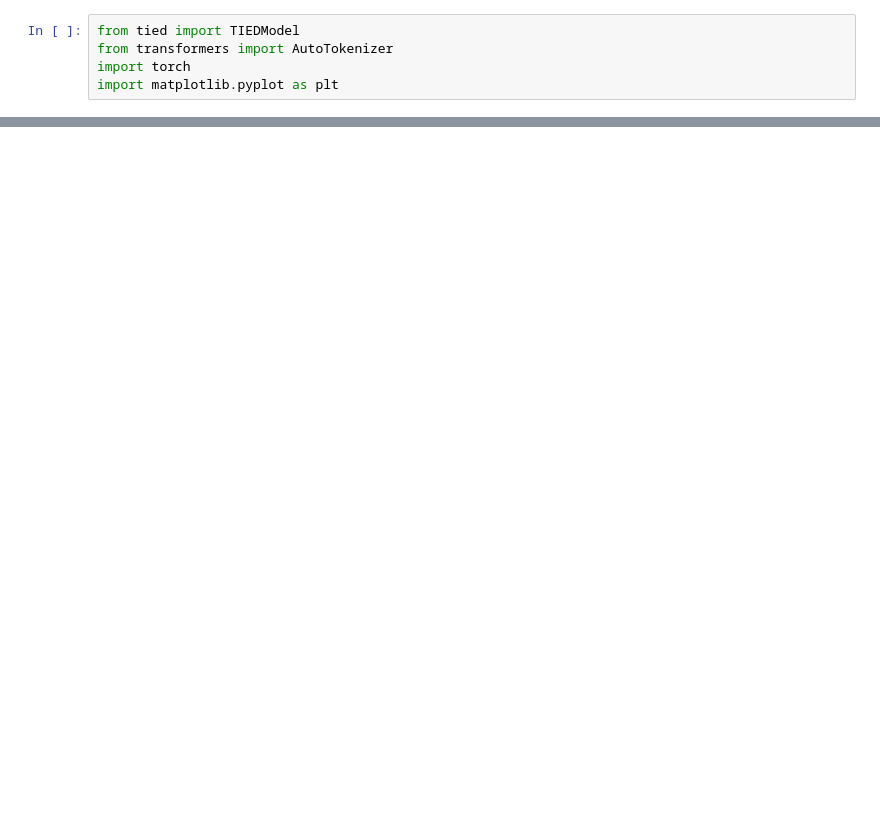
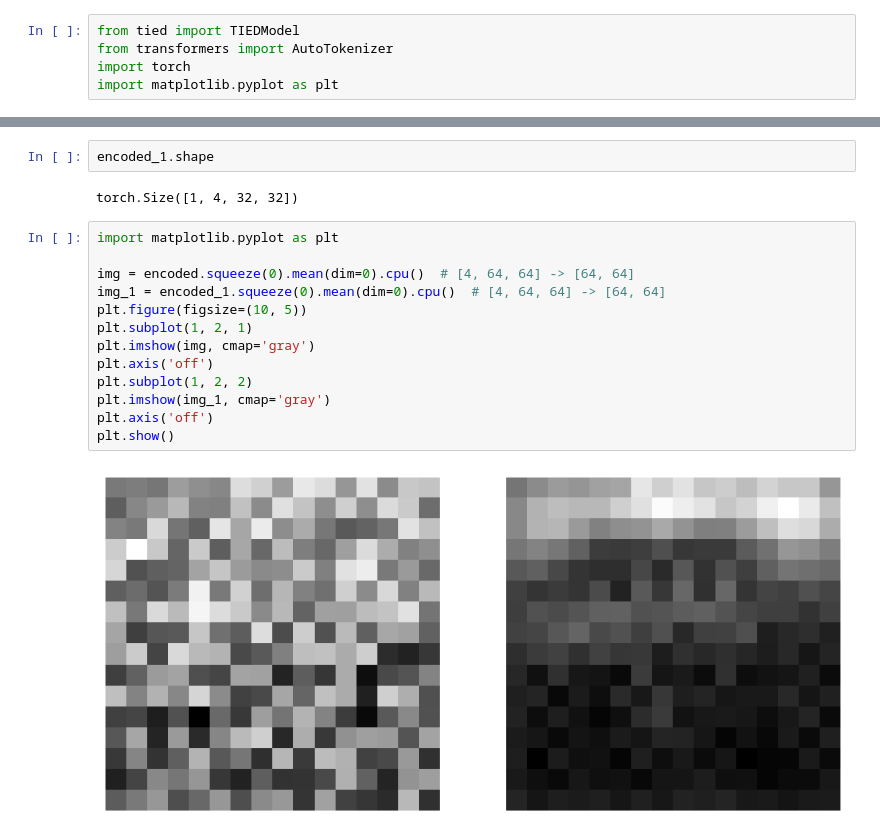
Before and after one commit to BioMikeUkr/TIED, a Jupyter notebook: inference encoder only.ipynb, the cells around one changed output, grey strips where cells are left out. Cells and saved outputs as stored; diff of their text form; blank space fills up the shorter version.

```diff
--- a/inference encoder only.ipynb
+++ b/inference encoder only.ipynb
@@ -64,0 +109,19 @@ IndexError: index 1 is out of bounds for dimension 1 with size 1
+# %%
+encoded_1.shape
+# %% [output]
+torch.Size([1, 4, 32, 32])
+# %%
+import matplotlib.pyplot as plt
+
+img = encoded.squeeze(0).mean(dim=0).cpu()  # [4, 64, 64] -> [64, 64]
+img_1 = encoded_1.squeeze(0).mean(dim=0).cpu()  # [4, 64, 64] -> [64, 64]
+plt.figure(figsize=(10, 5))
+plt.subplot(1, 2, 1)
+plt.imshow(img, cmap='gray')
+plt.axis('off')
+plt.subplot(1, 2, 2)
+plt.imshow(img_1, cmap='gray')
+plt.axis('off')
+plt.show()
+# %% [output]
+[figure, added]
```
Also changed, not shown: parts of 8 cells of this notebook, 12 other files.
